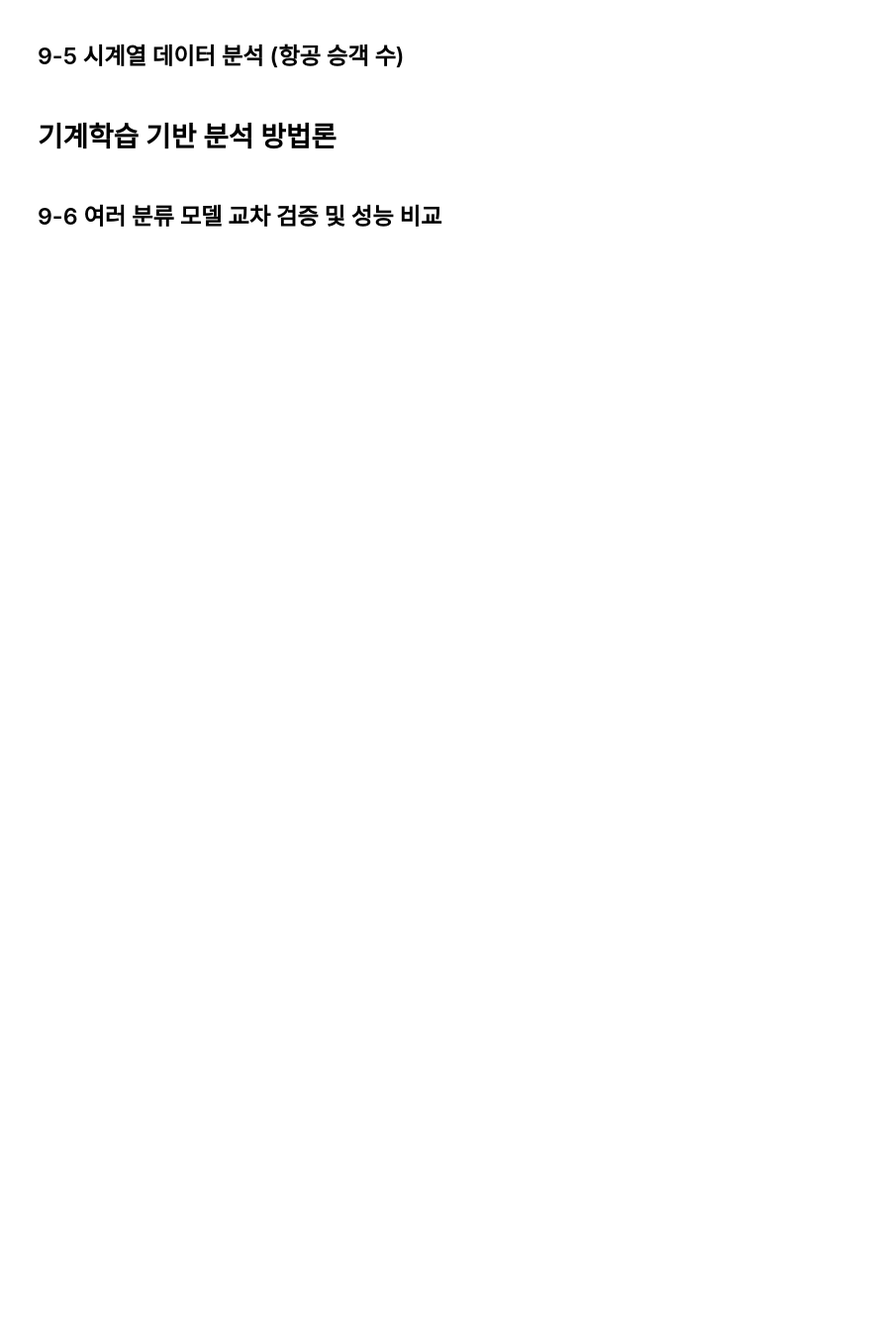
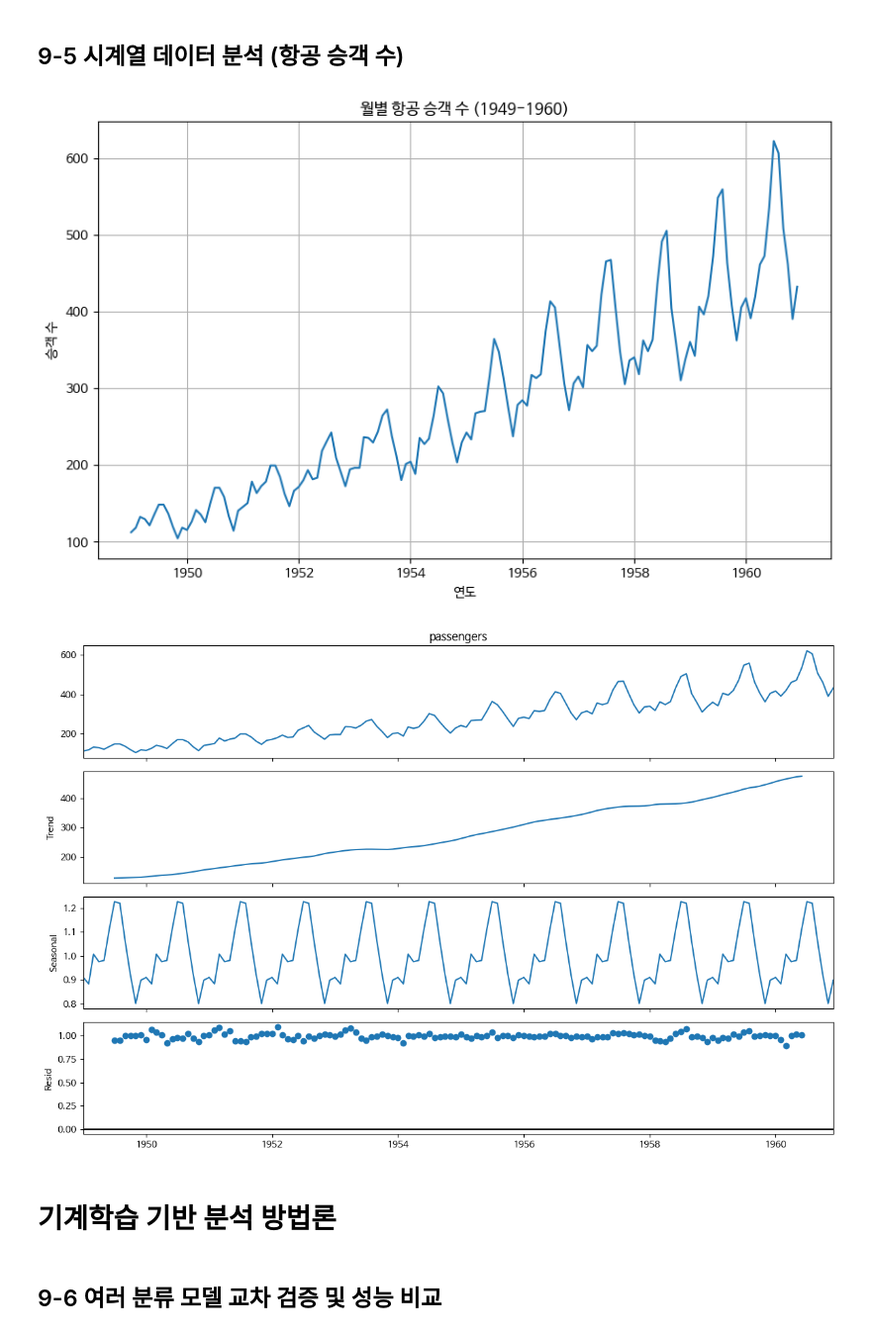
Before and after one commit to ryujjung0213/Data-Analysis-with-Open-Source, a Jupyter notebook: 오픈소스_데이터_분석_9강.ipynb, the cells around one changed output. Shown: that part at 99% size. Drawn from its saved outputs; the diff is of its cells as text; code cells hidden in the pictures; blank space fills up the shorter version.

```diff
--- a/오픈소스_데이터_분석_9강.ipynb
+++ b/오픈소스_데이터_분석_9강.ipynb
@@ -176,33 +185,37 @@ import seaborn as sns
 import matplotlib.pyplot as plt
 from statsmodels.tsa.seasonal import seasonal_decompose
 
 ## seaborn에서 flights 데이터셋 로드
 flights = sns.load_dataset('flights')
 
 ## 날짜 형식 변환 및 인덱스 설정
 ## 'year'와 'month' 컬럼을 이용하여 'date' 컬럼 생성 후 인덱스로 설정
 flights['date'] = pd.to_datetime(
     flights['year'].astype(str) + '-' +
     flights['month'].astype(str) + '-01'
 )
 flights = flights.set_index('date').sort_index()
 
 ## 시계열 시각화
 plt.figure(figsize=(10, 6))
 plt.plot(flights['passengers'])
 plt.title('월별 항공 승객 수 (1949-1960)')
 plt.xlabel('연도')
 plt.ylabel('승객 수')
 plt.grid(True)
 plt.show()
 
 ## 시계열 분해 (추세, 계절성, 잔차)
 ## 시계열 데이터를 추세(Trend), 계절성(Seasonal), 잔차(Residual)로 분해
+decomposition = seasonal_decompose(flights['passengers'], model='multiplicative', period=12)
 
 fig = decomposition.plot()
 fig.set_size_inches(12, 8)
 plt.tight_layout()
 plt.show()
+# %% [output]
+[figure, added]
+[figure, added]
 # %% [markdown]
 # 기계학습 기반 분석 방법론
 # %% [markdown]
```
Also changed, not shown: parts of 6 cells of this notebook.
